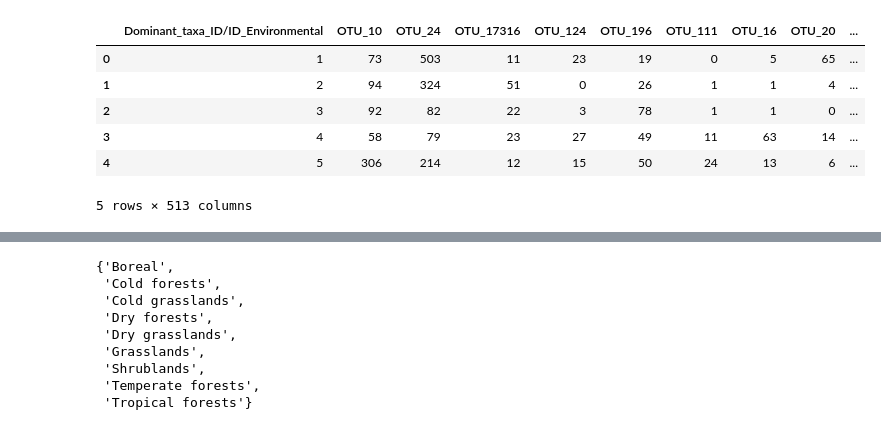
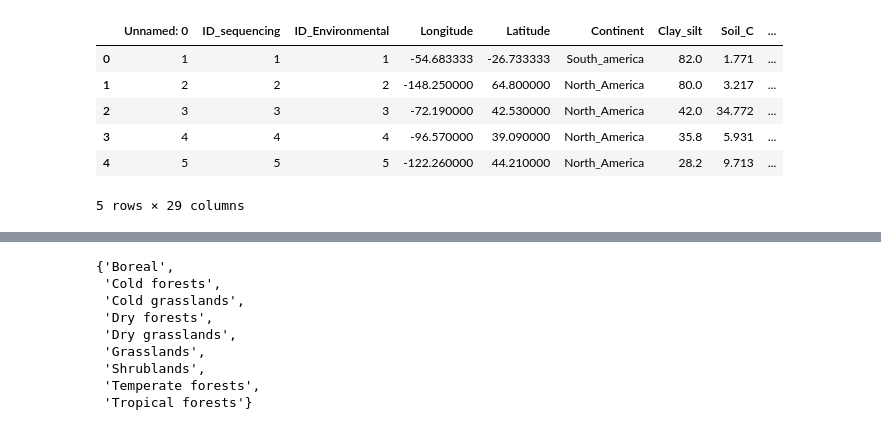
Before and after one commit to nselem/ccm-bioinfomatica-lab, a Jupyter notebook: 221119Hackaton/geo-mix/Analisis_Global_Data.ipynb, the cells around one changed output, grey strips where cells are left out. Cells and saved outputs as stored; diff of their text form; code cells hidden in the pictures.

```diff
--- a/221119Hackaton/geo-mix/Analisis_Global_Data.ipynb
+++ b/221119Hackaton/geo-mix/Analisis_Global_Data.ipynb
@@ -38,16 +38,16 @@ from sklearn.svm import SVC
 # %%
 #2022_Hackaton/Data/GlobalAtlas-16S/Dataset_19_11_2022.csv
 #df = pd.read_excel('/home/csilva/GIT/2022_Hackaton/Data/GlobalAtlas-16S/Dataset_01_22_2018.xlsx')
-df = pd.read_csv('/home/csilva/GIT/2022_Hackaton/Data/GlobalAtlas-16S/Dataset_19_11_2022.csv')
+df = pd.read_csv('/home/shaday/GIT/ccm-bioinfomatica-lab/221119Hackaton/geo-mix/data/Dataset_01_22_2018.csv')
 df.head()
 # %% [output]
-|  | Dominant_taxa_ID/ID_Environmental | OTU_10 | OTU_24 | OTU_17316 | OTU_124 | OTU_196 | OTU_111 | OTU_16 | OTU_20 | ... |
-| 0 | 1 | 73 | 503 | 11 | 23 | 19 | 0 | 5 | 65 | ... |
-| 1 | 2 | 94 | 324 | 51 | 0 | 26 | 1 | 1 | 4 | ... |
-| 2 | 3 | 92 | 82 | 22 | 3 | 78 | 1 | 1 | 0 | ... |
-| 3 | 4 | 58 | 79 | 23 | 27 | 49 | 11 | 63 | 14 | ... |
-| 4 | 5 | 306 | 214 | 12 | 15 | 50 | 24 | 13 | 6 | ... |
+|  | Unnamed: 0 | ID_sequencing | ID_Environmental | Longitude | Latitude | Continent | Clay_silt | Soil_C | ... |
+| 0 | 1 | 1 | 1 | -54.683333 | -26.733333 | South_america | 82.0 | 1.771 | ... |
+| 1 | 2 | 2 | 2 | -148.250000 | 64.800000 | North_America | 80.0 | 3.217 | ... |
+| 2 | 3 | 3 | 3 | -72.190000 | 42.530000 | North_America | 42.0 | 34.772 | ... |
+| 3 | 4 | 4 | 4 | -96.570000 | 39.090000 | North_America | 35.8 | 5.931 | ... |
+| 4 | 5 | 5 | 5 | -122.260000 | 44.210000 | North_America | 28.2 | 9.713 | ... |
-5 rows × 513 columns
+5 rows × 29 columns
 # %%
 df2 = pd.DataFrame(df, columns=['Longitude','Latitude'])
 kmeans = KMeans(n_clusters=5).fit_predict(df2)
```
Also changed, not shown: parts of 3 cells of this notebook, 10 other files.
